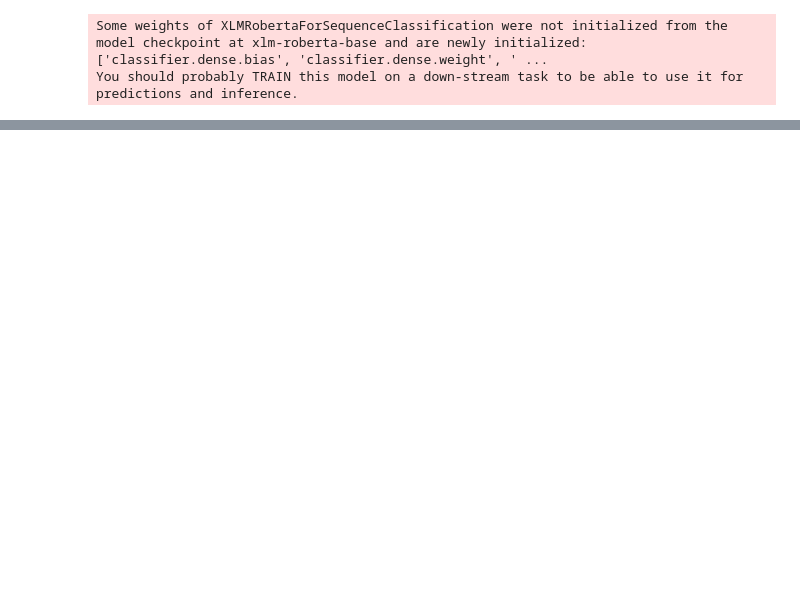
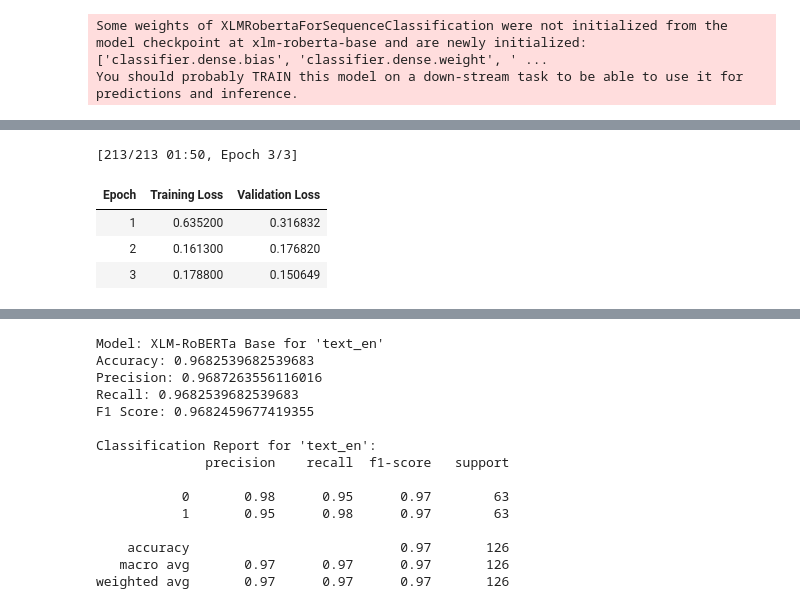
Before and after one commit to beyza720/CENG463-Assignment2, a Jupyter notebook: task2.ipynb, the cells around one changed output, grey strips where cells are left out. Saved outputs shown, nothing was run; the diff lists cells and outputs as text; code cells hidden in the pictures; blank space fills up the shorter version.

```diff
--- a/task2.ipynb
+++ b/task2.ipynb
@@ -205,0 +225,42 @@ weighted avg       0.93      0.93      0.93       126
+# %%
+# text_en
+
+train_encodings_text_en = tokenizer(list(train_orientation['text_en']), truncation=True, padding=True, max_length=512)
+val_encodings_text_en = tokenizer(list(val_orientation['text_en']), truncation=True, padding=True, max_length=512)
+
+train_dataset_text_en = Dataset(train_encodings_text_en, train_orientation['label'].tolist())
+val_dataset_text_en = Dataset(val_encodings_text_en, val_orientation['label'].tolist())
+
+trainer_text_en = Trainer(
+    model=model,
+    args=training_args,
+    train_dataset=train_dataset_text_en,
+    eval_dataset=val_dataset_text_en,
+    tokenizer=tokenizer
+)
+
+trainer_text_en.train()
+
+val_preds_text_en = trainer_text_en.predict(val_dataset_text_en)
+predicted_labels_text_en = torch.argmax(torch.tensor(val_preds_text_en.predictions), axis=1).numpy()
+true_labels_text_en = val_orientation['label'].tolist()
+
+accuracy_text_en = accuracy_score(true_labels_text_en, predicted_labels_text_en)
+precision_text_en = precision_score(true_labels_text_en, predicted_labels_text_en, average='weighted')
+recall_text_en = recall_score(true_labels_text_en, predicted_labels_text_en, average='weighted')
+f1_text_en = f1_score(true_labels_text_en, predicted_labels_text_en, average='weighted')
+
+print("\nModel: XLM-RoBERTa Base for 'text_en'")
+print("Accuracy:", accuracy_text_en)
+print("Precision:", precision_text_en)
+print("Recall:", recall_text_en)
+print("F1 Score:", f1_text_en)
+
+print("\nClassification Report for 'text_en':")
+print(classification_report(true_labels_text_en, predicted_labels_text_en))
+# %% [output]
+[213/213 01:50, Epoch 3/3]
+| Epoch | Training Loss | Validation Loss |
+| 1 | 0.635200 | 0.316832 |
+| 2 | 0.161300 | 0.176820 |
+| 3 | 0.178800 | 0.150649 |
@@ -205,0 +268,15 @@ weighted avg       0.93      0.93      0.93       126
+Model: XLM-RoBERTa Base for 'text_en'
+Accuracy: 0.9682539682539683
+Precision: 0.9687263556116016
+Recall: 0.9682539682539683
+F1 Score: 0.9682459677419355
+
+Classification Report for 'text_en':
+              precision    recall  f1-score   support
+
+           0       0.98      0.95      0.97        63
+           1       0.95      0.98      0.97        63
+
+    accuracy                           0.97       126
+   macro avg       0.97      0.97      0.97       126
+weighted avg       0.97      0.97      0.97       126
```
Also changed, not shown: parts of 19 cells of this notebook.
